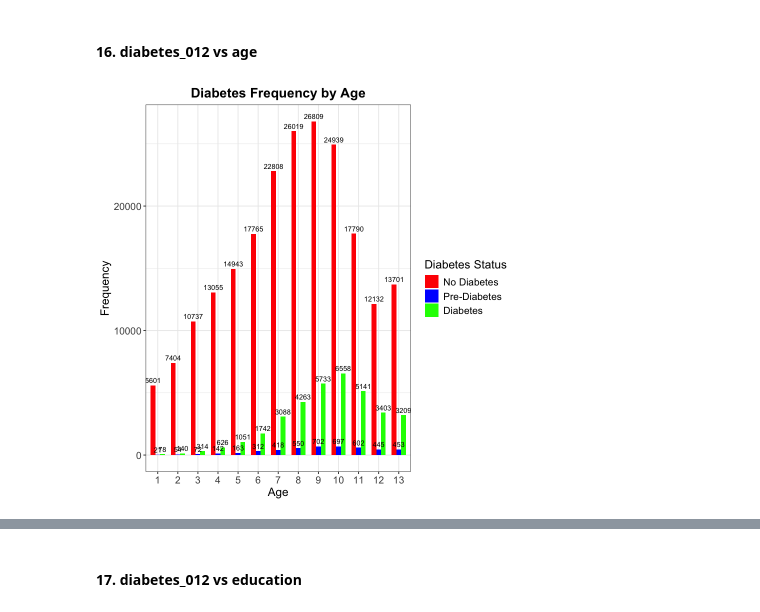
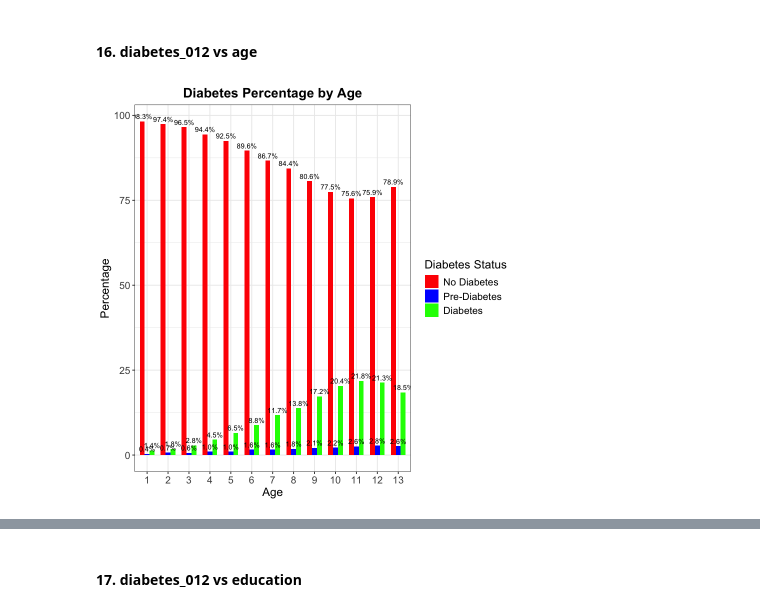
Before and after one commit to tandao0909/statistical-data-processing-project, a Jupyter notebook: EDA/Quali vs Quali.ipynb, the cells around one changed output, grey strips where cells are left out. Saved outputs shown, nothing was run; the diff lists cells and outputs as text; code cells hidden in the pictures.

```diff
--- a/EDA/Quali vs Quali.ipynb
+++ b/EDA/Quali vs Quali.ipynb
@@ -767,35 +963,42 @@ Nhóm nữ có tỷ lệ **Không tiểu đường** cao hơn so với nhóm nam
 # Tạo tần suất của các nhóm
 freq_data <- as.data.frame(table(data$age, data$diabetes_012))
 colnames(freq_data) <- c("age", "diabetes_012", "frequency")
+
+# Tính tổng số trong từng nhóm age
+total_by_group <- aggregate(frequency ~ age, data = freq_data, sum)
+
+# Tính tỷ lệ phần trăm
+freq_data <- merge(freq_data, total_by_group, by = "age")
+freq_data$percentage <- (freq_data$frequency.x / freq_data$frequency.y) * 100
 
 # Chuyển đổi cột thành kiểu số
 freq_data$age <- as.factor(freq_data$age)
 freq_data$diabetes_012 <- as.factor(freq_data$diabetes_012)
 
 # Vẽ biểu đồ
-ggplot(freq_data, aes(x = age, y = frequency, fill = diabetes_012)) +
+ggplot(freq_data, aes(x = age, y = percentage, fill = diabetes_012)) +
     geom_bar(stat = "identity", position = "dodge", width = 0.7) +
-    geom_text(aes(label = frequency),
+    geom_text(aes(label = sprintf("%.1f%%", percentage)),
                         position = position_dodge(width = 0.7),
                         vjust = -0.5,
                         size = 3) +
     labs(
-        title = "Diabetes Frequency by Age",
+        title = "Diabetes Percentage by Age",
         x = "Age",
-        y = "Frequency",
+        y = "Percentage",
         fill = "Diabetes Status"
     ) +
     scale_fill_manual(
         values = c("red", "blue", "green"),
         labels = c("No Diabetes", "Pre-Diabetes", "Diabetes")
     ) +
     theme_bw() +
     theme(
         plot.title = element_text(size = 16, face = "bold", hjust = 0.5),
         axis.title = element_text(size = 14),
         axis.text = element_text(size = 12),
         legend.title = element_text(size = 14),
         legend.text = element_text(size = 12)
     )
 # %% [output]
-[figure, old version]
+[figure, new version]
```
Also changed, not shown: parts of 55 cells of this notebook.
